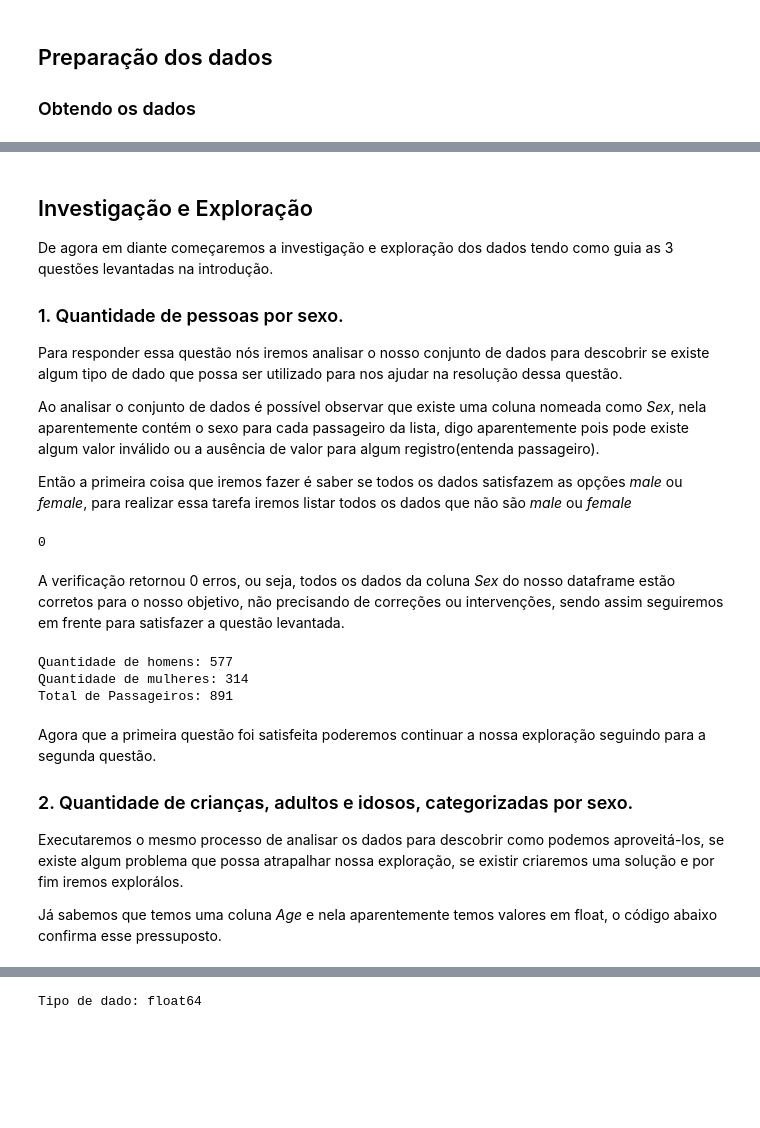
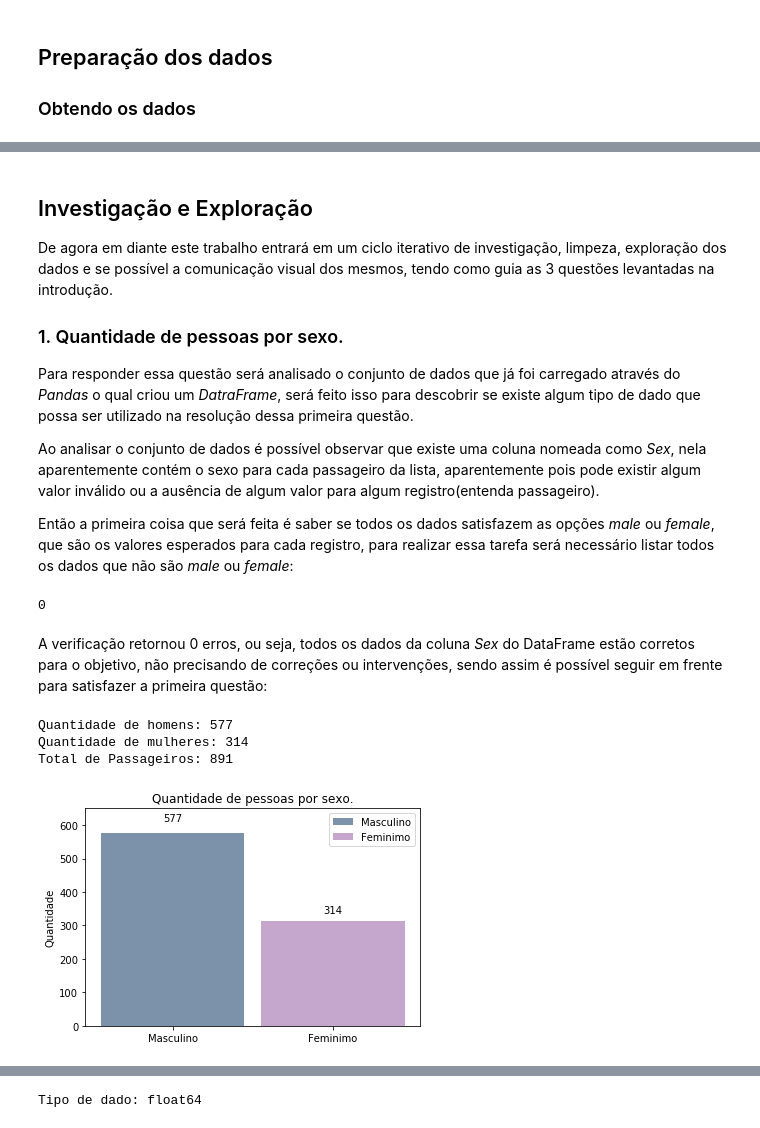
Before and after one commit to Manyizi101/udacity-data-analyst-nanodegree-1, a Jupyter notebook: project2/udacity-project2-titanic-data.ipynb, the cells around one changed output, grey strips where cells are left out. Cells and saved outputs as stored; diff of their text form; code cells hidden in the pictures; blank space fills up the shorter version.

```diff
--- a/project2/udacity-project2-titanic-data.ipynb
+++ b/project2/udacity-project2-titanic-data.ipynb
@@ -55,13 +55,13 @@ O processo de limpeza será executado para cada questão que esse trabalho se pr
 # %% [markdown]
 ## Investigação e Exploração
 
-De agora em diante começaremos a investigação e exploração dos dados tendo como guia as 3 questões levantadas na introdução.
+De agora em diante este trabalho entrará em um ciclo iterativo de investigação, limpeza, exploração dos dados e se possível a comunicação visual dos mesmos, tendo como guia as 3 questões levantadas na introdução.
 
 ### 1. Quantidade de pessoas por sexo.
 
-Para responder essa questão nós iremos analisar o nosso conjunto de dados para descobrir se existe algum tipo de dado que possa ser utilizado para nos ajudar na resolução dessa questão.
+Para responder essa questão será analisado o conjunto de dados que já foi carregado através do *Pandas* o qual criou um *DatraFrame*, será feito isso para descobrir se existe algum tipo de dado que possa ser utilizado na resolução dessa primeira questão.
 
-Ao analisar o conjunto de dados é possível observar que existe uma coluna nomeada como *Sex*, nela aparentemente contém o sexo para cada passageiro da lista, digo aparentemente pois pode existe algum valor inválido ou a ausência de valor para algum registro(entenda passageiro).
+Ao analisar o conjunto de dados é possível observar que existe uma coluna nomeada como *Sex*, nela aparentemente contém o sexo para cada passageiro da lista, aparentemente pois pode existir algum valor inválido ou a ausência de algum valor para algum registro(entenda passageiro).
 
-Então a primeira coisa que iremos fazer é saber se todos os dados satisfazem as opções *male* ou *female*, para realizar essa tarefa iremos listar todos os dados que não são *male* ou *female*
+Então a primeira coisa que será feita é saber se todos os dados satisfazem as opções *male* ou *female*, que são os valores esperados para cada registro, para realizar essa tarefa será necessário listar todos os dados que não são *male* ou *female*:
 # %%
@@ -75,7 +75,7 @@ count_errors
 # %% [output]
 0
 # %% [markdown]
-A verificação retornou 0 erros, ou seja, todos os dados da coluna *Sex* do nosso dataframe estão corretos para o nosso objetivo, não precisando de correções ou intervenções, sendo assim seguiremos em frente para satisfazer a questão levantada.
+A verificação retornou 0 erros, ou seja, todos os dados da coluna *Sex* do DataFrame estão corretos para o objetivo, não precisando de correções ou intervenções, sendo assim é possível seguir em frente para satisfazer a primeira questão:
 # %%
 males = titanic_dataframe[titanic_dataframe['Sex'] == 'male']
 males_count = males['Sex'].value_counts()['male']
@@ -90,11 +90,37 @@ print "Total de Passageiros: "+str(males_count+females_count)
 Quantidade de homens: 577
 Quantidade de mulheres: 314
 Total de Passageiros: 891
-# %% [markdown]
-Agora que a primeira questão foi satisfeita poderemos continuar a nossa exploração seguindo para a segunda questão.
-
-### 2. Quantidade de crianças, adultos e idosos, categorizadas por sexo.
-
-Executaremos o mesmo processo de analisar os dados para descobrir como podemos aproveitá-los, se existe algum problema que possa atrapalhar nossa exploração, se existir criaremos uma solução e por fim iremos explorálos.
-
-Já sabemos que temos uma coluna *Age* e nela aparentemente temos valores em float, o código abaixo confirma esse pressuposto.
+# %%
+
+ind = numpy.arange(1)
+width = 0.35
+
+fig, ax = plt.subplots()
+rects1 = ax.bar(ind, males_count, width, color='#7b92aa')
+
+rects2 = ax.bar(ind + width + 0.04, females_count, width, color='#c5a7ce')
+
+ax.set_ylabel('Quantidade')
+ax.set_title('Quantidade de pessoas por sexo.')
+plt.xticks((ind, ind + width + 0.04), ('Masculino', 'Feminimo'))
+#ax.set_xticklabels()
+ax.set_ylim([0, 650])
+
+ax.legend((rects1[0], rects2[0]), ('Masculino', 'Feminimo'))
+
+def autolabel(rects):
+    """
+    Attach a text label above each bar displaying its height
+    """
+    for rect in rects:
+        height = rect.get_height()
+        ax.text(rect.get_x() + rect.get_width()/2., 1.05*height,
+                '%d' % int(height),
+                ha='center', va='bottom')
+
+autolabel(rects1)
+autolabel(rects2)
+
+plt.show()
+# %% [output]
+[figure, added]
```
Also changed, not shown: parts of 25 cells of this notebook.
